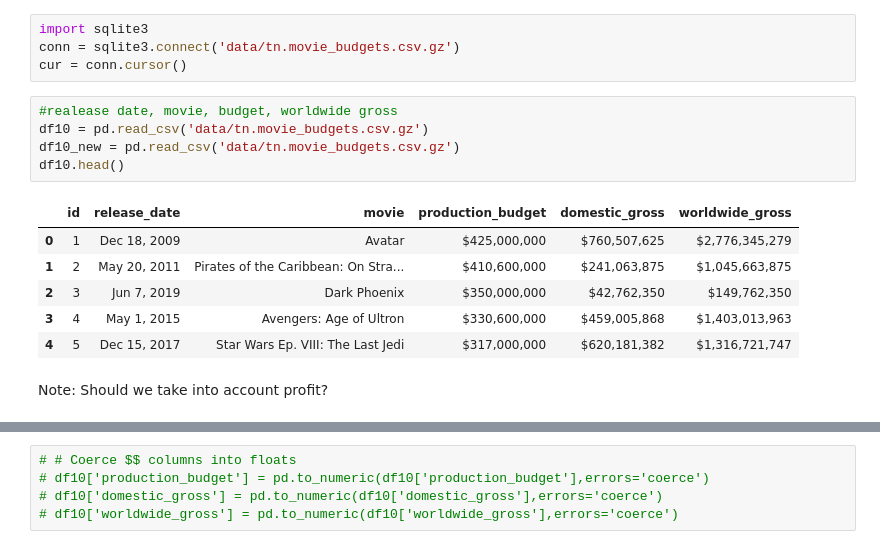
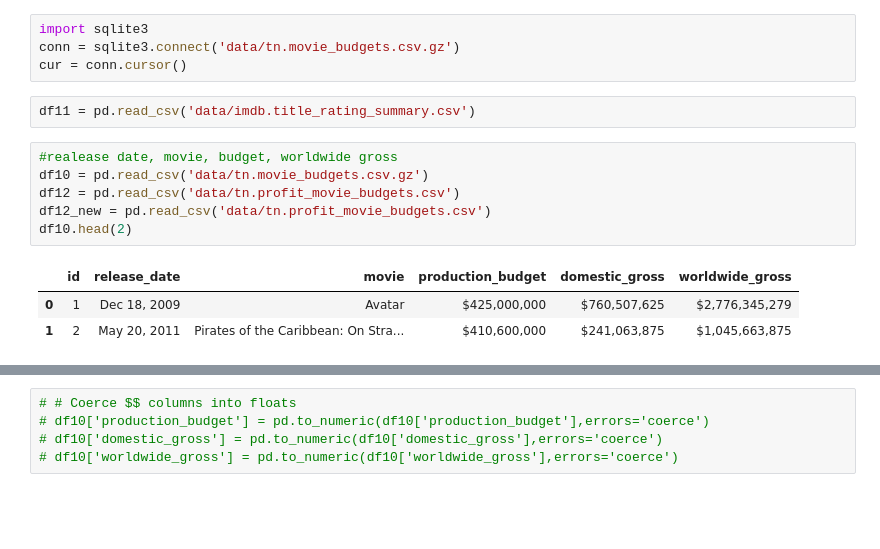
Before and after one commit to yunghanjeong/091420NYCDS_P1_G2_Project, a Jupyter notebook: Box Office .ipynb, the cells around one changed output, grey strips where cells are left out. Saved outputs shown, nothing was run; the diff lists cells and outputs as text; blank space fills up the shorter version.

```diff
--- a/Box Office .ipynb
+++ b/Box Office .ipynb
@@ -7,17 +7,15 @@ import os
 import sqlite3
 conn = sqlite3.connect('data/tn.movie_budgets.csv.gz')
 cur = conn.cursor()
+# %%
+df11 = pd.read_csv('data/imdb.title_rating_summary.csv')
 # %%
 #realease date, movie, budget, worldwide gross
 df10 = pd.read_csv('data/tn.movie_budgets.csv.gz')
-df10_new = pd.read_csv('data/tn.movie_budgets.csv.gz')
-df10.head()
+df12 = pd.read_csv('data/tn.profit_movie_budgets.csv')
+df12_new = pd.read_csv('data/tn.profit_movie_budgets.csv')
+df10.head(2)
 # %% [output]
 |  | id | release_date | movie | production_budget | domestic_gross | worldwide_gross |
 | 0 | 1 | Dec 18, 2009 | Avatar | $425,000,000 | $760,507,625 | $2,776,345,279 |
 | 1 | 2 | May 20, 2011 | Pirates of the Caribbean: On Stra... | $410,600,000 | $241,063,875 | $1,045,663,875 |
-| 2 | 3 | Jun 7, 2019 | Dark Phoenix | $350,000,000 | $42,762,350 | $149,762,350 |
-| 3 | 4 | May 1, 2015 | Avengers: Age of Ultron | $330,600,000 | $459,005,868 | $1,403,013,963 |
-| 4 | 5 | Dec 15, 2017 | Star Wars Ep. VIII: The Last Jedi | $317,000,000 | $620,181,382 | $1,316,721,747 |
-# %% [markdown]
-Note: Should we take into account profit?
```
Also changed, not shown: parts of 78 cells of this notebook, 2 other files.
